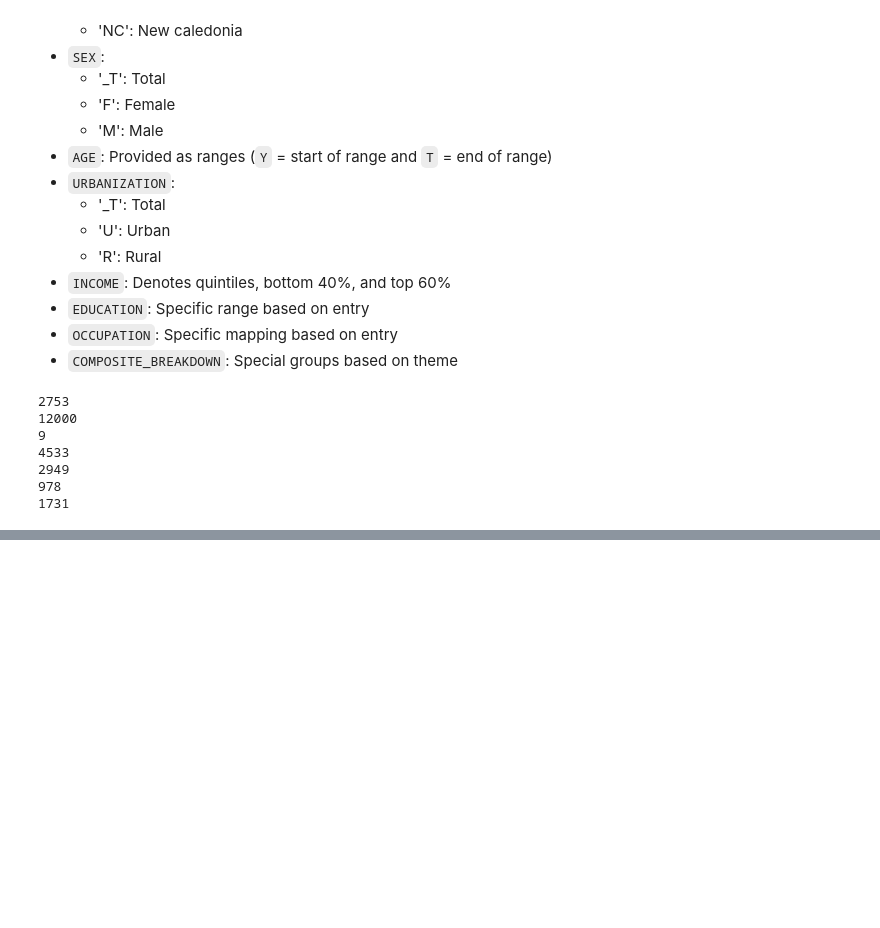
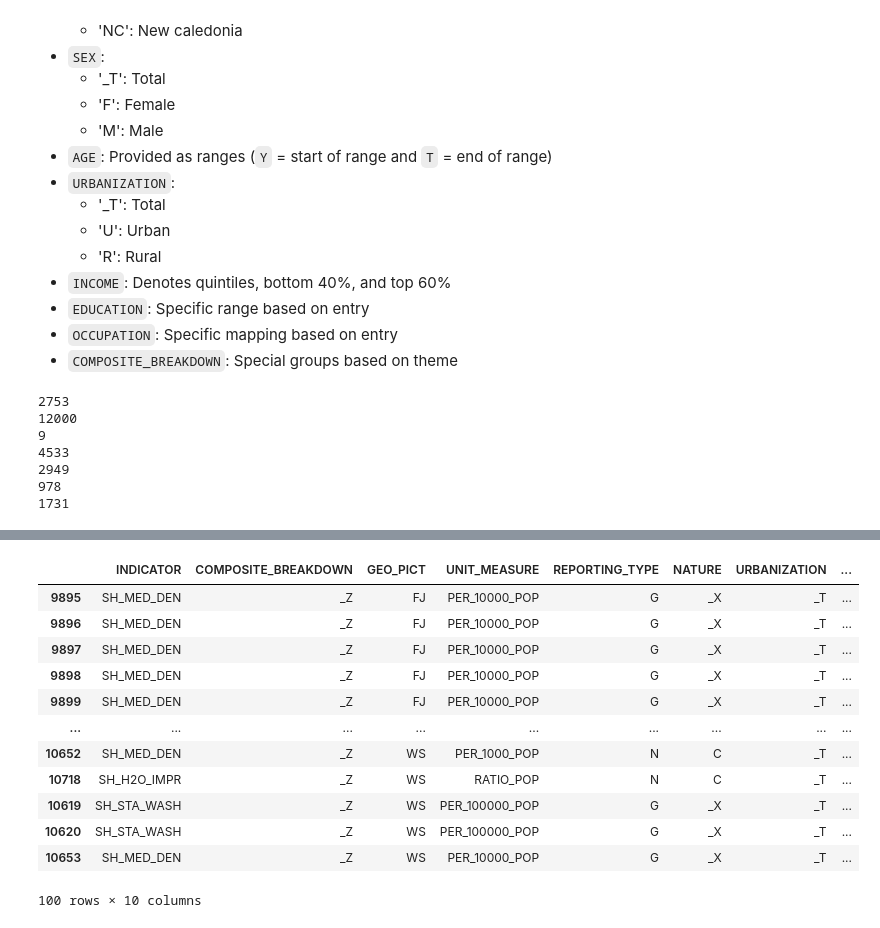
Before and after one commit to lacanlale/pacific-dataviz-2025, a Jupyter notebook: notebooks/Exploration.ipynb, the cells around one changed output, grey strips where cells are left out. Saved outputs shown, nothing was run; the diff lists cells and outputs as text; code cells hidden in the pictures; blank space fills up the shorter version.

Commit message:
Adding subject focus (water)

```diff
--- a/notebooks/Exploration.ipynb
+++ b/notebooks/Exploration.ipynb
@@ -123,0 +150,38 @@ array(['R', 'N', 'G', '_Z'], dtype=object)
+# %%
+target_df = pd.read_csv("../data/filtered_water_data_theme_2.csv")
+target_inds = pd.unique(target_df["INDICATOR"])
+
+target_df = ppl_df[ppl_df["INDICATOR"].isin(target_inds)]
+# %%
+target_df \
+    .dropna(subset=["OBS_VALUE"]) \
+    .tail(100) \
+    [
+        [
+            "INDICATOR",
+            "COMPOSITE_BREAKDOWN",
+            "GEO_PICT",
+            "UNIT_MEASURE",
+            "REPORTING_TYPE",
+            "NATURE",
+            "URBANIZATION",
+            "TIME_PERIOD",
+            "OBS_VALUE",
+            "UNIT_MEASURE"
+        ]
+    ] \
+    .sort_values(by=["GEO_PICT","TIME_PERIOD"])
+# %% [output]
+|  | INDICATOR | COMPOSITE_BREAKDOWN | GEO_PICT | UNIT_MEASURE | REPORTING_TYPE | NATURE | URBANIZATION | ... |
+| 9895 | SH_MED_DEN | _Z | FJ | PER_10000_POP | G | _X | _T | ... |
+| 9896 | SH_MED_DEN | _Z | FJ | PER_10000_POP | G | _X | _T | ... |
+| 9897 | SH_MED_DEN | _Z | FJ | PER_10000_POP | G | _X | _T | ... |
+| 9898 | SH_MED_DEN | _Z | FJ | PER_10000_POP | G | _X | _T | ... |
+| 9899 | SH_MED_DEN | _Z | FJ | PER_10000_POP | G | _X | _T | ... |
+| ... | ... | ... | ... | ... | ... | ... | ... | ... |
+| 10652 | SH_MED_DEN | _Z | WS | PER_1000_POP | N | C | _T | ... |
+| 10718 | SH_H2O_IMPR | _Z | WS | RATIO_POP | N | C | _T | ... |
+| 10619 | SH_STA_WASH | _Z | WS | PER_100000_POP | G | _X | _T | ... |
+| 10620 | SH_STA_WASH | _Z | WS | PER_100000_POP | G | _X | _T | ... |
+| 10653 | SH_MED_DEN | _Z | WS | PER_10000_POP | G | _X | _T | ... |
+100 rows × 10 columns
```
Also changed, not shown: parts of 5 cells of this notebook.
